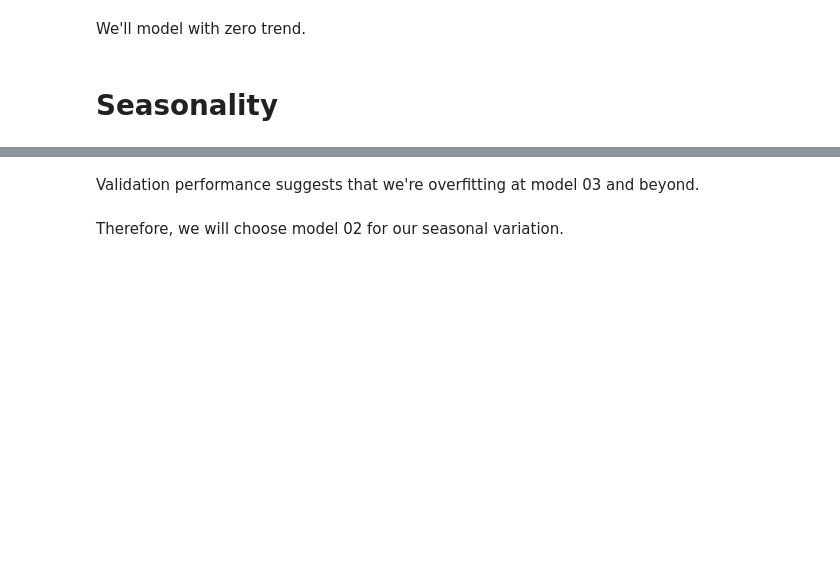
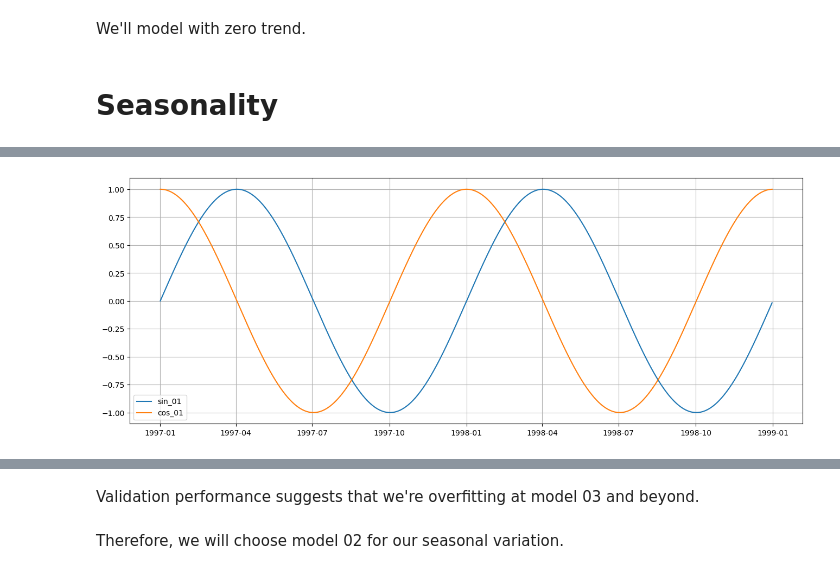
Before and after one commit to rkraig/DLA, a Jupyter notebook: 202008_codingChallenges/20200904_madrid/madridWeather.ipynb, the cells around one changed output, grey strips where cells are left out. Cells and saved outputs as stored; diff of their text form; code cells hidden in the pictures; blank space fills up the shorter version.

```diff
--- a/202008_codingChallenges/20200904_madrid/madridWeather.ipynb
+++ b/202008_codingChallenges/20200904_madrid/madridWeather.ipynb
@@ -707,9 +699,0 @@ plot_series([dfFull[dfFull.date.dt.year<2004].sin_01,dfFull[dfFull.date.dt.year<
-# %%
-# Fit 10 models, up to maxFreq=10
-sm_seasModel = [None]
-results = [None]
-for freq in range(1,1+maxFreq):
-    components_TL = [(('sin_%02d'%f),('cos_%02d'%f)) for f in range(1,1+freq)]
-    components = [component for pair in components_TL for component in pair]
-    sm_seasModel.append(OLS(dfFull.temperature,sm.add_constant(dfFull[components]),missing='drop'))
-    results.append(sm_seasModel[-1].fit())
@@ -728,11 +699,0 @@ results[1].params['sin_01']
-# %%
-preds = [None]
-for freq in range(1,1+maxFreq):
-    thisPred = results[freq].params.const
-    for f in range(1,1+freq):
-        thisPred += results[freq].params['sin_%02d'%f]*dfFull['sin_%02d'%f]
-        thisPred += results[freq].params['cos_%02d'%f]*dfFull['cos_%02d'%f]
-    preds.append(thisPred.rename('seasModel_%02d'%freq))
-residuals=[None]
-for freq in range(1,1+maxFreq):
-    residuals.append((dfFull.temperature - preds[freq]).rename('residuals_%02d'%freq))
@@ -756,0 +709,2 @@ print((amplitude,phase_fraction,phase_day))
+# %%
+train_df_hasFullYear = train_df[train_df.date.dt.year.isin(YMT_train.index)]
@@ -756,0 +715,12 @@ print((amplitude,phase_fraction,phase_day))
+# %%
+# Generate some Fourier basis functions:
+    # freq=1 has annual frequency
+    # other frequencies are integer multiples
+maxFreq=10
+for freq in range(1,1+maxFreq):
+    train_df_hasFullYear['sin_%02d'%freq] = np.sin(2*np.pi*train_df_hasFullYear.DOY*freq)
+    train_df_hasFullYear['cos_%02d'%freq] = np.cos(2*np.pi*train_df_hasFullYear.DOY*freq)
+    val_df['sin_%02d'%freq] = np.sin(2*np.pi*val_df.DOY*freq)
+    val_df['cos_%02d'%freq] = np.cos(2*np.pi*val_df.DOY*freq)
+    test_df['sin_%02d'%freq] = np.sin(2*np.pi*test_df.DOY*freq)
+    test_df['cos_%02d'%freq] = np.cos(2*np.pi*test_df.DOY*freq)
@@ -756,0 +737,5 @@ print((amplitude,phase_fraction,phase_day))
+# %%
+plot_series([train_df_hasFullYear[train_df_hasFullYear.date.dt.year<1999].sin_01,
+             train_df_hasFullYear[train_df_hasFullYear.date.dt.year<1999].cos_01],None)
+# %% [output]
+[figure, added]
```
Also changed, not shown: parts of 39 cells of this notebook.
